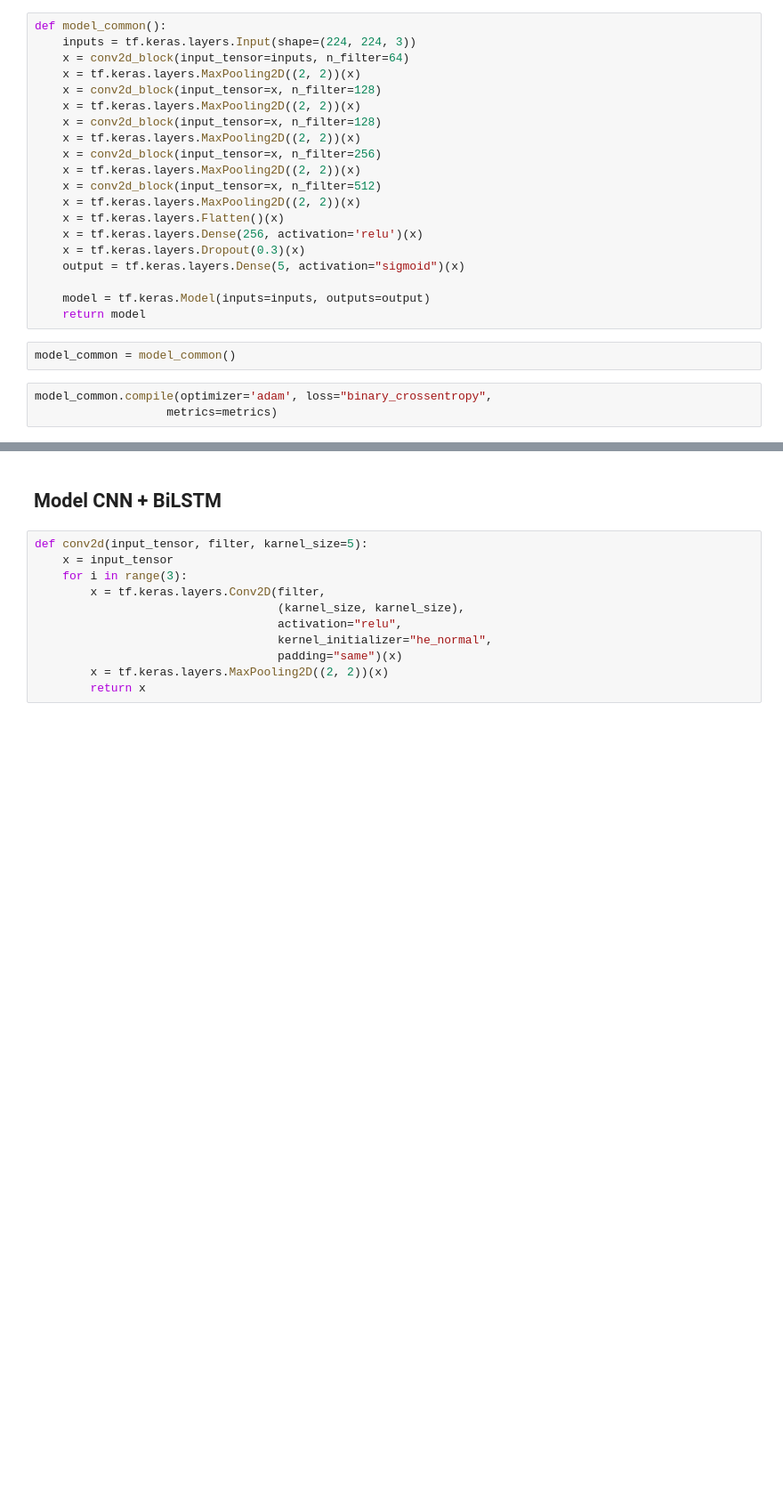
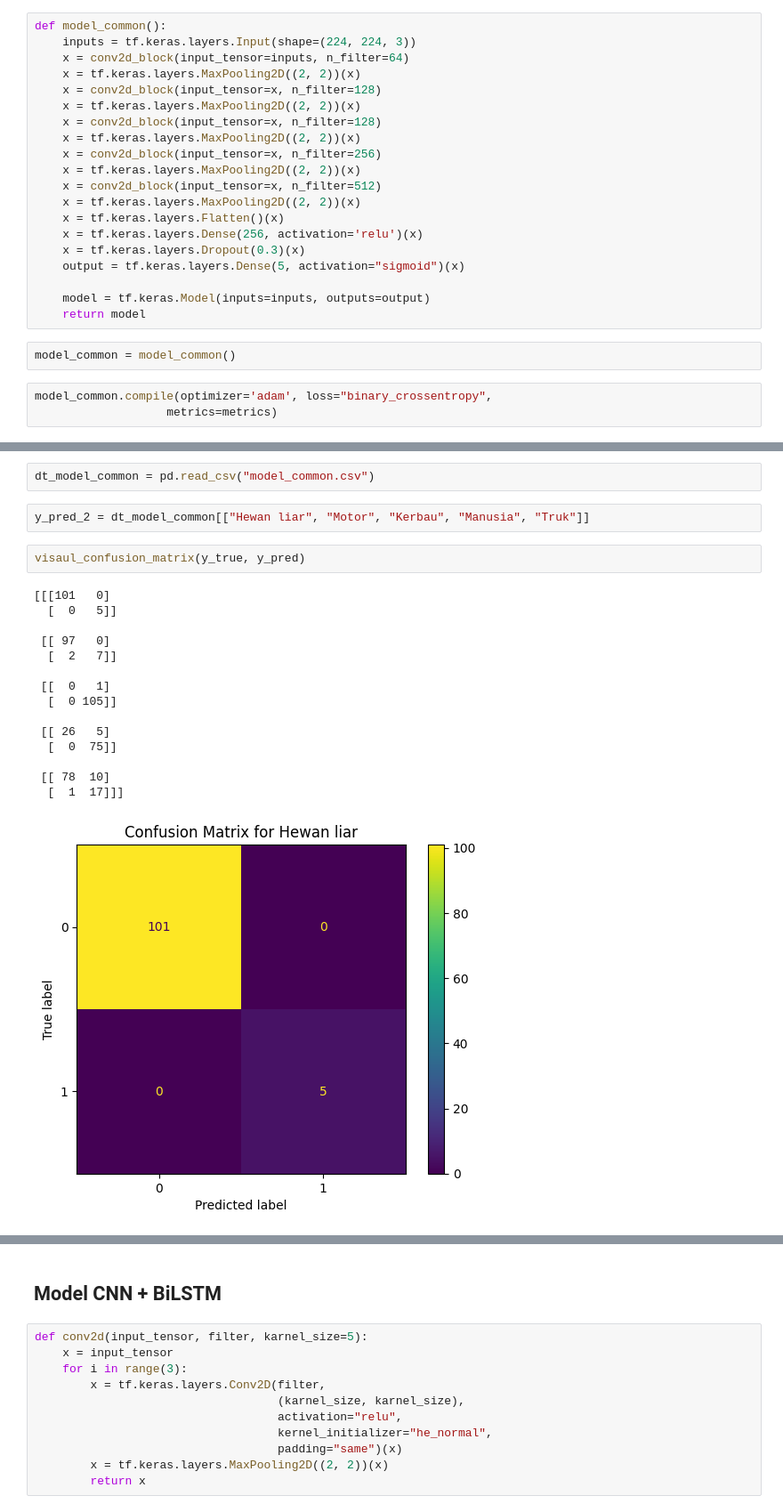
Before and after one commit to AcqmalFadhilla/Multilabel-Dataset-Tedong, a Jupyter notebook: multilabel.ipynb, the cells around one changed output, grey strips where cells are left out. Shown at 89% size. Cells and saved outputs as stored; diff of their text form; blank space fills up the shorter version.

```diff
--- a/multilabel.ipynb
+++ b/multilabel.ipynb
@@ -480,0 +564,22 @@ plot_model(history2, "Model Common")
+# %%
+dt_model_common = pd.read_csv("model_common.csv")
+# %%
+y_pred_2 = dt_model_common[["Hewan liar", "Motor", "Kerbau", "Manusia", "Truk"]]
+# %%
+visaul_confusion_matrix(y_true, y_pred)
+# %% [output]
+[[[101   0]
+  [  0   5]]
+
+ [[ 97   0]
+  [  2   7]]
+
+ [[  0   1]
+  [  0 105]]
+
+ [[ 26   5]
+  [  0  75]]
+
+ [[ 78  10]
+  [  1  17]]]
+[figure, added]
```
Also changed, not shown: parts of 48 cells of this notebook.
